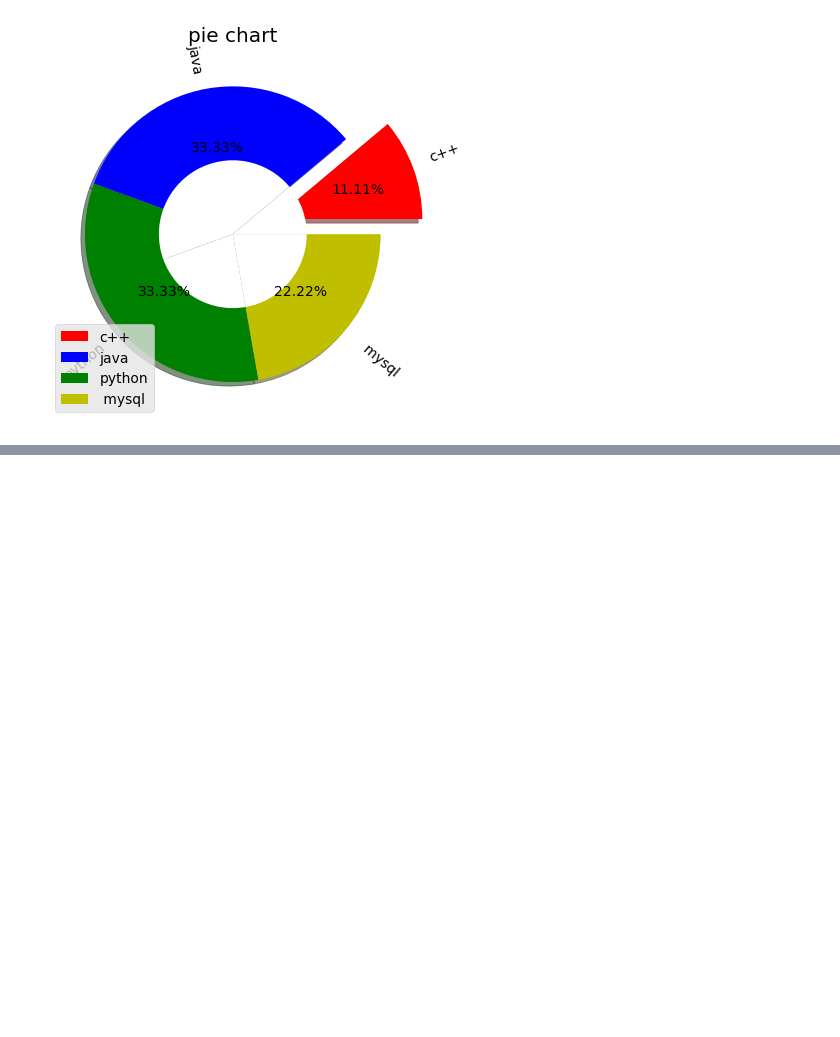
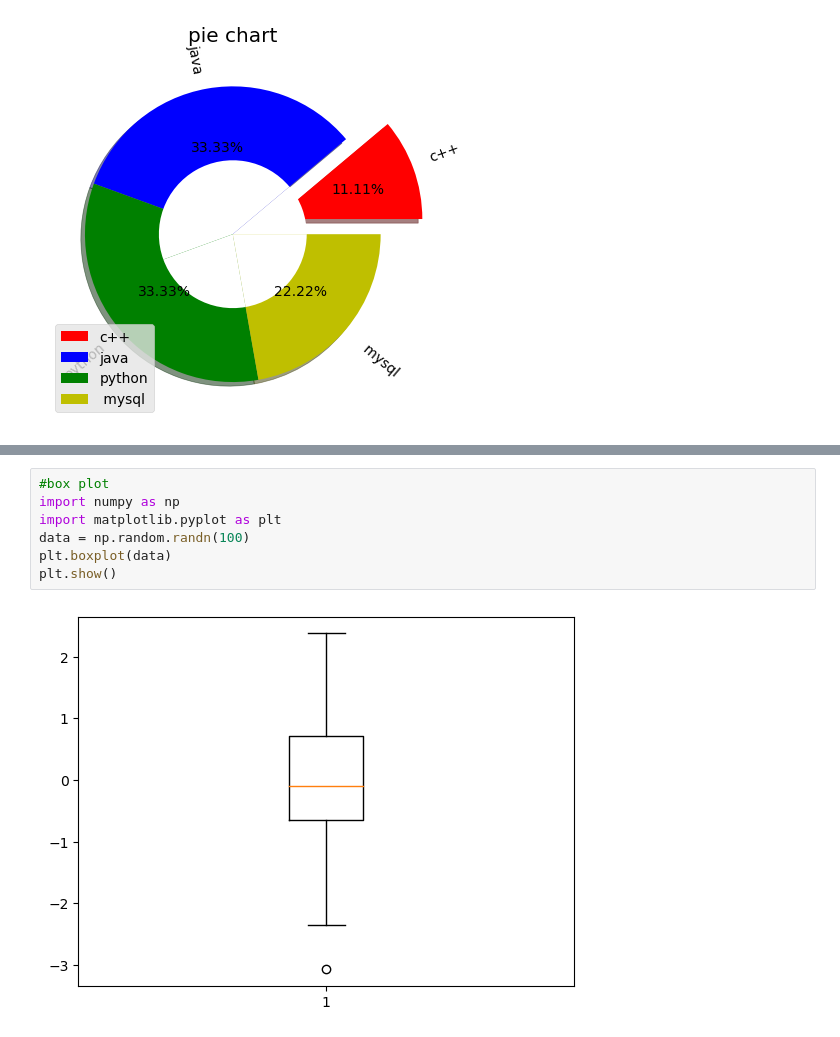
Before and after one commit to sanketvekariya23/Data-science, a Jupyter notebook: matplotlib.ipynb, the cells around one changed output, grey strips where cells are left out. Cells and saved outputs as stored; diff of their text form; blank space fills up the shorter version.

```diff
--- a/matplotlib.ipynb
+++ b/matplotlib.ipynb
@@ -164,0 +175,9 @@ plt.show()
+# %%
+#box plot
+import numpy as np
+import matplotlib.pyplot as plt
+data = np.random.randn(100)
+plt.boxplot(data)
+plt.show()
+# %% [output]
+[figure, added]
```
Also changed, not shown: parts of 2 cells of this notebook, 4 other files.
